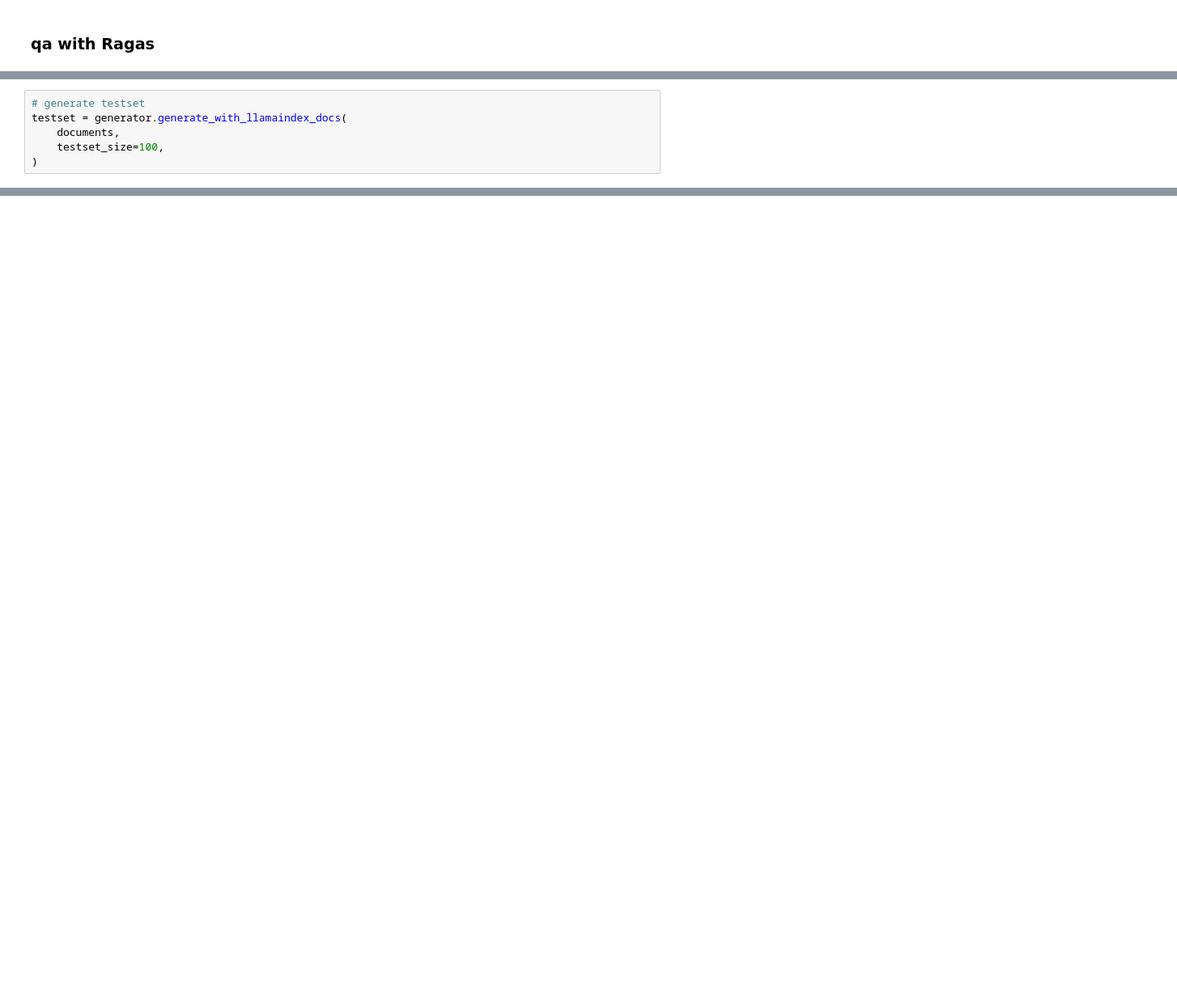
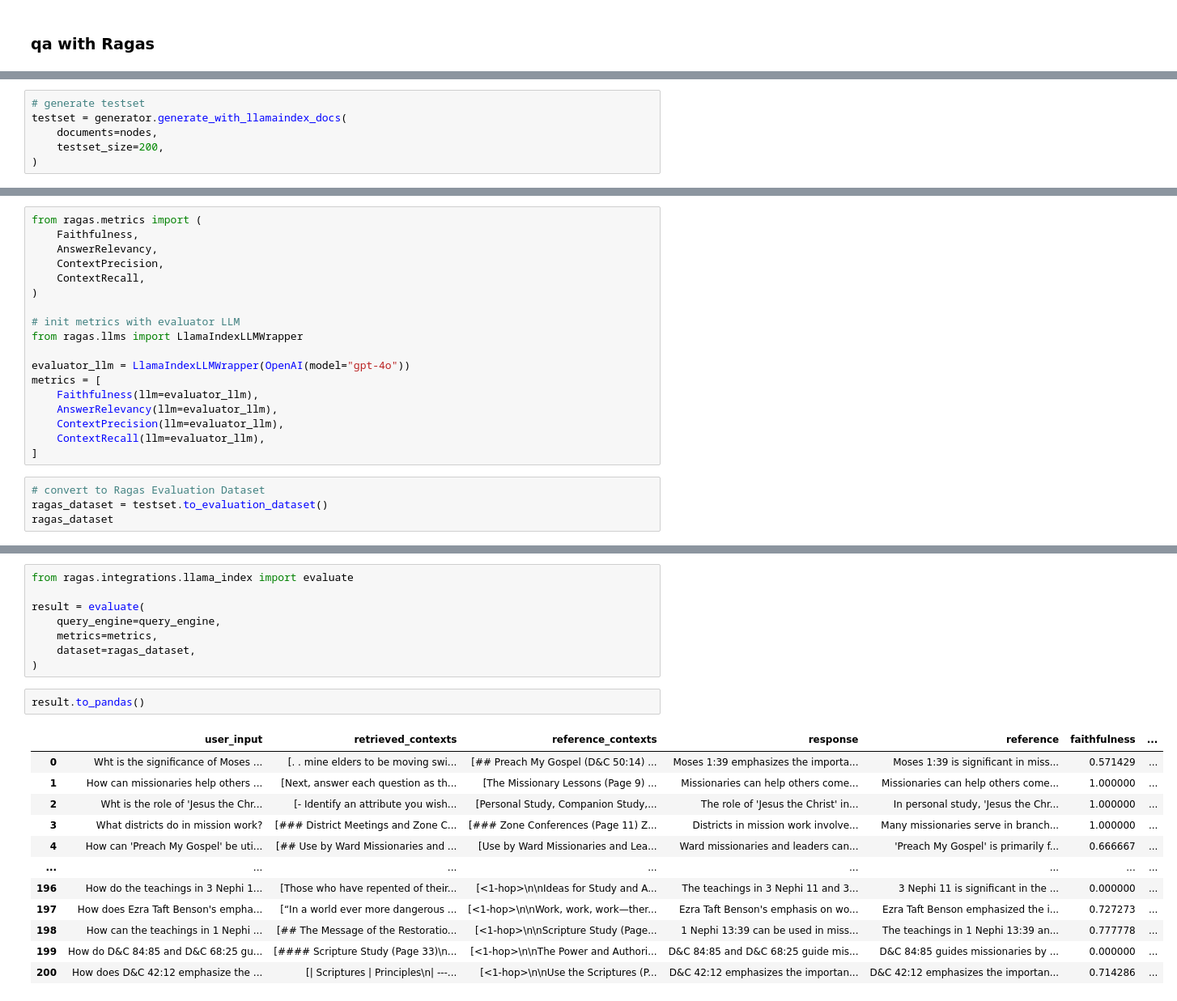
Before and after one commit to promise-emmanuel/Agentic_rag, a Jupyter notebook: Notebooks/qa_pairs/qa_pairs.ipynb, the cells around one changed output, grey strips where cells are left out. Shown at 81% size. Saved outputs shown, nothing was run; the diff lists cells and outputs as text; blank space fills up the shorter version.

```diff
--- a/Notebooks/qa_pairs/qa_pairs.ipynb
+++ b/Notebooks/qa_pairs/qa_pairs.ipynb
@@ -39,7 +131,7 @@ generator = TestsetGenerator.from_llama_index(
 # %%
 # generate testset
 testset = generator.generate_with_llamaindex_docs(
-    documents,
-    testset_size=100,
+    documents=nodes,
+    testset_size=200,
 )
 # %% [output]
@@ -104,0 +251,22 @@ df.to_csv(f"../../processed_data/raw/combined_qa_pair.csv", index=False)
+# %%
+from ragas.metrics import (
+    Faithfulness,
+    AnswerRelevancy,
+    ContextPrecision,
+    ContextRecall,
+)
+
+# init metrics with evaluator LLM
+from ragas.llms import LlamaIndexLLMWrapper
+
+evaluator_llm = LlamaIndexLLMWrapper(OpenAI(model="gpt-4o"))
+metrics = [
+    Faithfulness(llm=evaluator_llm),
+    AnswerRelevancy(llm=evaluator_llm),
+    ContextPrecision(llm=evaluator_llm),
+    ContextRecall(llm=evaluator_llm),
+]
+# %%
+# convert to Ragas Evaluation Dataset
+ragas_dataset = testset.to_evaluation_dataset()
+ragas_dataset
@@ -104,0 +275,23 @@ df.to_csv(f"../../processed_data/raw/combined_qa_pair.csv", index=False)
+# %%
+from ragas.integrations.llama_index import evaluate
+
+result = evaluate(
+    query_engine=query_engine,
+    metrics=metrics,
+    dataset=ragas_dataset,
+)
+# %%
+result.to_pandas()
+# %% [output]
+|  | user_input | retrieved_contexts | reference_contexts | response | reference | faithfulness | ... |
+| 0 | Wht is the significance of Moses ... | [. . mine elders to be moving swi... | [## Preach My Gospel (D&C 50:14) ... | Moses 1:39 emphasizes the importa... | Moses 1:39 is significant in miss... | 0.571429 | ... |
+| 1 | How can missionaries help others ... | [Next, answer each question as th... | [The Missionary Lessons (Page 9) ... | Missionaries can help others come... | Missionaries can help others come... | 1.000000 | ... |
+| 2 | Wht is the role of 'Jesus the Chr... | [- Identify an attribute you wish... | [Personal Study, Companion Study,... | The role of 'Jesus the Christ' in... | In personal study, 'Jesus the Chr... | 1.000000 | ... |
+| 3 | What districts do in mission work? | [### District Meetings and Zone C... | [### Zone Conferences (Page 11) Z... | Districts in mission work involve... | Many missionaries serve in branch... | 1.000000 | ... |
+| 4 | How can 'Preach My Gospel' be uti... | [## Use by Ward Missionaries and ... | [Use by Ward Missionaries and Lea... | Ward missionaries and leaders can... | 'Preach My Gospel' is primarily f... | 0.666667 | ... |
+| ... | ... | ... | ... | ... | ... | ... | ... |
+| 196 | How do the teachings in 3 Nephi 1... | [Those who have repented of their... | [<1-hop>\n\nIdeas for Study and A... | The teachings in 3 Nephi 11 and 3... | 3 Nephi 11 is significant in the ... | 0.000000 | ... |
+| 197 | How does Ezra Taft Benson's empha... | [“In a world ever more dangerous ... | [<1-hop>\n\nWork, work, work—ther... | Ezra Taft Benson's emphasis on wo... | Ezra Taft Benson emphasized the i... | 0.727273 | ... |
+| 198 | How can the teachings in 1 Nephi ... | [## The Message of the Restoratio... | [<1-hop>\n\nScripture Study (Page... | 1 Nephi 13:39 can be used in miss... | The teachings in 1 Nephi 13:39 an... | 0.777778 | ... |
+| 199 | How do D&C 84:85 and D&C 68:25 gu... | [#### Scripture Study (Page 33)\n... | [<1-hop>\n\nThe Power and Authori... | D&C 84:85 and D&C 68:25 guide mis... | D&C 84:85 guides missionaries by ... | 0.000000 | ... |
+| 200 | How does D&C 42:12 emphasize the ... | [| Scriptures | Principles\n| ---... | [<1-hop>\n\nUse the Scriptures (P... | D&C 42:12 emphasizes the importan... | D&C 42:12 emphasizes the importan... | 0.714286 | ... |
```
Also changed, not shown: parts of 38 cells of this notebook, 14 other files.
